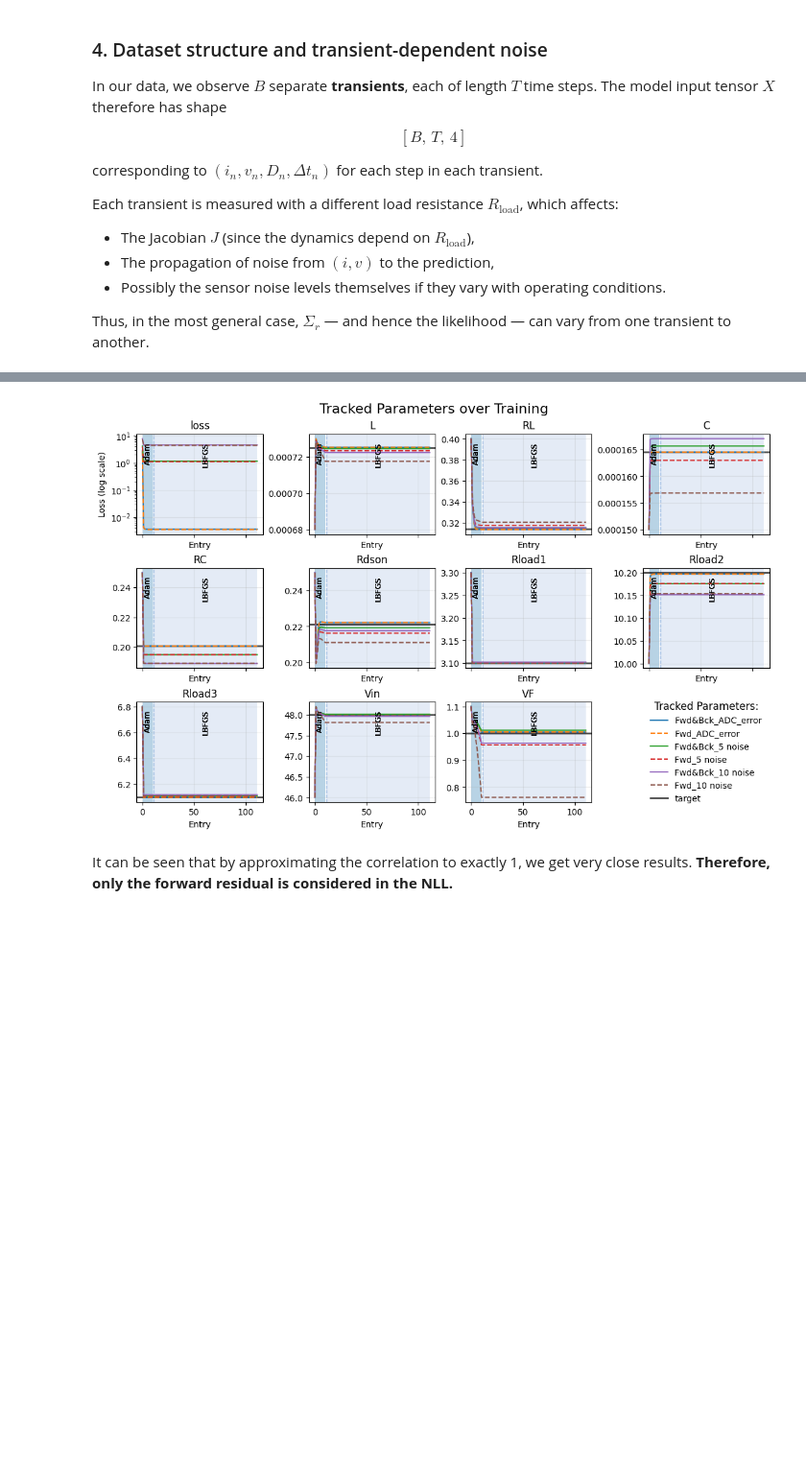
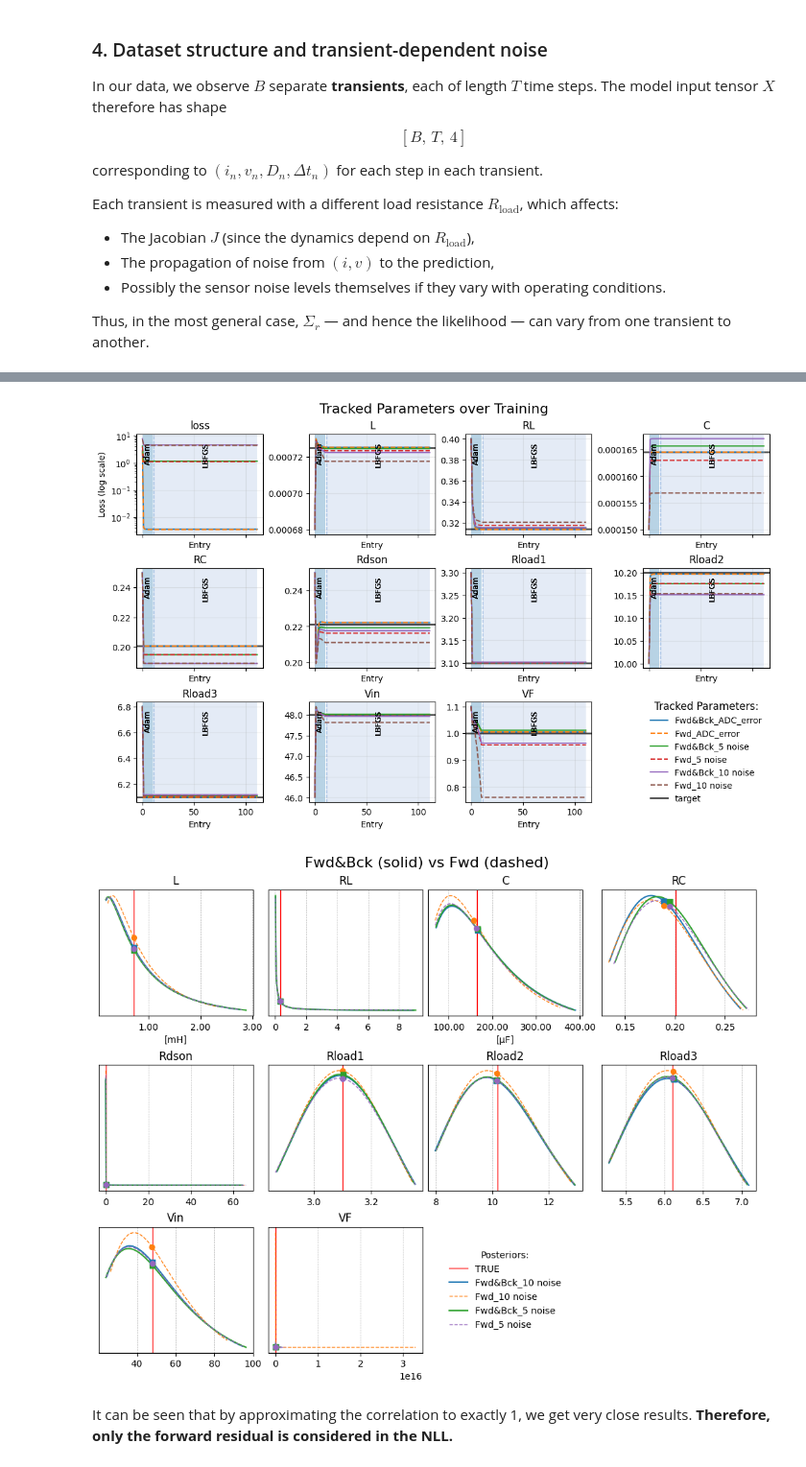
Before and after one commit to jtom95/pinn_buck_converter, a Jupyter notebook: NOTEBOOKS/02_fit_posterior_with_residuals.ipynb, the cells around one changed output, grey strips where cells are left out. Shown at 96% size. Cells and saved outputs as stored; diff of their text form; code cells hidden in the pictures; blank space fills up the shorter version.

```diff
--- a/NOTEBOOKS/02_fit_posterior_with_residuals.ipynb
+++ b/NOTEBOOKS/02_fit_posterior_with_residuals.ipynb
@@ -636,30 +658,42 @@ fig, axes = rc.plot_tracked(target=TRUE_PARAMS, labels=labels)
 # %%
 from pinn_buck.model_results.history import TrainingHistory
 from pinn_buck.model_results.ploting_comparisons import ResultsComparerTwo
 # from pinn_buck.plot_aux import place_shared_legend
 
-rc = ResultsComparerTwo.from_dirs(
-    {
-        "Fwd&Bck": Path.cwd().parent / "RESULTS" / "LIKELIHOODS" / "FWD&BCK_EYE",
-        "Fwd": Path.cwd().parent / "RESULTS" / "LIKELIHOODS" / "FWD_EYE",
-    }
-)
+out_directory = Path.cwd().parent / "RESULTS" / "LIKELIHOODS"
+directory_dict = {
+    "Fwd&Bck": out_directory / "FWD&BCK_EYE",
+    "Fwd": out_directory / "FWD_EYE",
+}
+
+rc = ResultsComparerTwo.from_dirs(directory_dict)
 
 # Choose the labels you care about (ints map via the default dict; strings work too)
 labels = ("ADC_error", "5 noise", "10 noise")
 
 # Final % error comparison (side-by-side)
 fig, ax = rc.plot_comparison(
     labels=labels, target=TRUE_PARAMS, select_lowest_loss=True, legend_bbox_to_anchor_vertical=-0.1
 );
 
 # Optional: tracked parameters for specific curves
 
 
 fig, axes = rc.plot_tracked(target=TRUE_PARAMS, labels=labels);
+
+laplace_comparer = LaplaceResultsComparer.from_dirs(directory_dict)
+laplace_comparer.plot_posteriors_grid(
+    skip_labels=("ADC_error",),
+    ncols=4,
+    # prior_mu=NOMINAL,
+    # prior_sigma=PRIOR_SIGMA,
+    true_params=TRUE_PARAMS,
+    pdf_interval=(0.1, 0.9)
+);
 # %% [output]
 [figure]
 [figure]
+[figure, added]
 # %% [markdown]
 It can be seen that by approximating the correlation to exactly 1, we get very close results. **Therefore, only the forward residual is considered in the NLL.**
 # %% [markdown]
```
Also changed, not shown: parts of 3 cells of this notebook, 16 other files.
